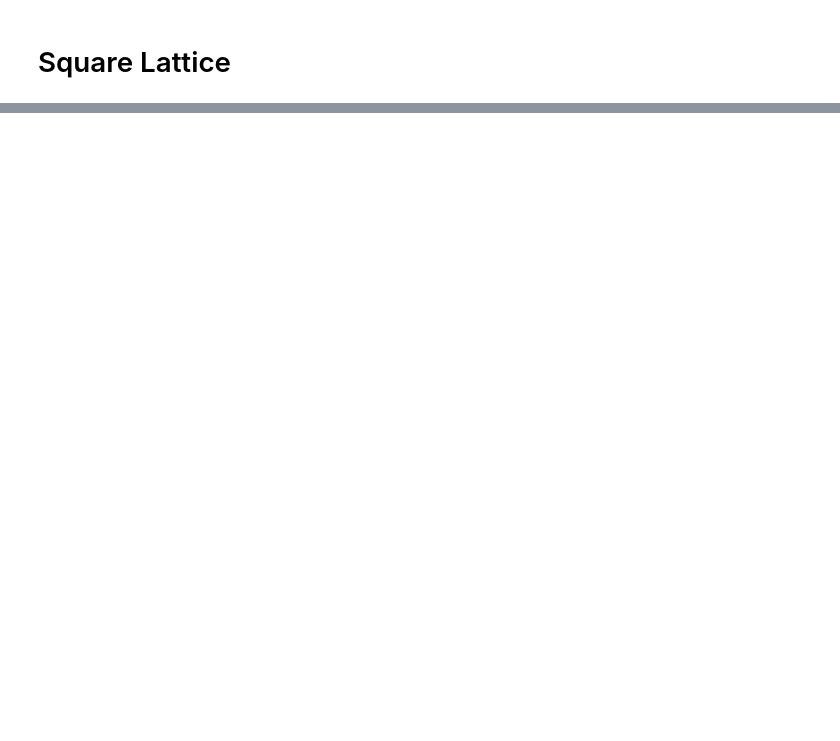
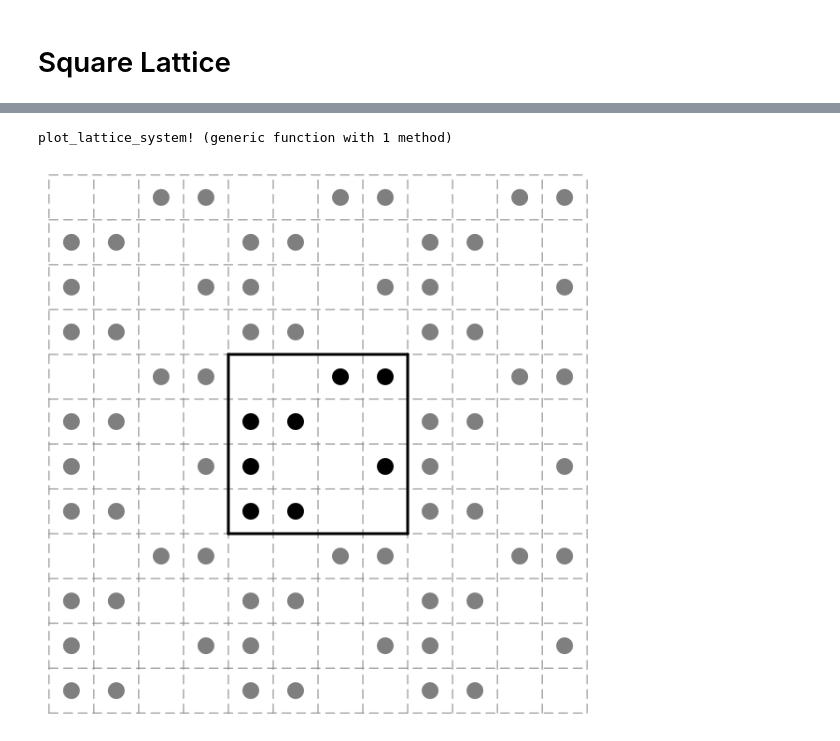
Before and after one commit to wexlergroup/FreeBird.jl, a Jupyter notebook: scripts/square-lattice.ipynb, the cells around one changed output, grey strips where cells are left out. Cells and saved outputs as stored; diff of their text form; code cells hidden in the pictures; blank space fills up the shorter version.

Commit message:
Updated the square lattice example

```diff
--- a/scripts/square-lattice.ipynb
+++ b/scripts/square-lattice.ipynb
@@ -39,17 +5,0 @@ histogram(energies, bins=100, label="Exact energies", xlabel="Energy (eV)", ylab
-# %%
-# Calculate the constant-volume heat capacity
-
-# Calculate the partition function
-ωi = ones(length(energies))
-Ei = zeros(length(energies))
-for (i, E) in enumerate(energies)
-    Ei[i] = ustrip(E)
-end
-Ei = Ei .- minimum(Ei)
-Ts = collect(10:1:200)
-kb = 8.617333262e-5 # eV/K
-β = 1 ./(kb.*Ts)
-dof = 0
-Zs = [partition_function(b, ωi, Ei) for b in β]
-U = [internal_energy(b, ωi, Ei) for b in β]
-cvs = [cv(b, ωi, Ei, dof) for b in β]
@@ -78,0 +6,63 @@ plot(Ts, cvs, label="Heat capacity", xlabel="Temperature (K)", ylabel="Heat capa
+# %%
+"""
+    plot_lattice_system!(lattice_system::Lattice2DSystem)
+
+
+Plot the lattice system with occupied sites.
+
+# Arguments
+- `lattice_system::Lattice2DSystem`: The lattice system to plot.
+"""
+
+function plot_lattice_system!(lattice_system::AbstractWalkers.Lattice2DSystem)
+    site_occupancy = lattice_system.site_occupancy
+    dims = lattice_system.dimensions
+
+    function plot_lattice!(offset_x, offset_y, alpha_value)
+        for idx in 1:length(site_occupancy)
+            if site_occupancy[idx] == 1
+                x = (idx - 1) % dims[1] + 0.5 + offset_x
+                y = (idx - 1) ÷ dims[1] + 0.5 + offset_y
+                scatter!([x], [y], color=:black, markersize=10, shape=:circle, alpha=alpha_value)
+            end
+        end
+    end
+
+    padding = 0.5
+    plot(aspect_ratio=:equal, xlim=(-padding, 3 * dims[1] + padding), ylim=(-padding, 3 * dims[2] + padding),
+         framestyle=:grid, legend=false, ticks=:none, grid=false, size=(600, 600))
+
+    for i in 0:3*dims[2]
+        hline!([i], color=:gray, linestyle=:dash, linewidth=1, xlims=(0, 3*dims[1]))
+    end
+
+    for j in 0:3*dims[1]
+        vline!([j], color=:gray, linestyle=:dash, linewidth=1, ylims=(0, 3*dims[2]))
+    end
+
+    for dx in -1:2
+        for dy in -1:2
+            alpha_value = (dx == 1 && dy == 1) ? 1.0 : 0.5
+            plot_lattice!(dx * dims[1], dy * dims[2], alpha_value)
+        end
+    end
+
+    plot!([(dims[1]), (2 * dims[1])], [(dims[2]), (dims[2])], color=:black, linewidth=3)
+    plot!([(dims[1]), (2 * dims[1])], [(2 * dims[2]), (2 * dims[2])], color=:black, linewidth=3)
+    plot!([(dims[1]), (dims[1])], [(dims[2]), (2 * dims[2])], color=:black, linewidth=3)
+    plot!([(2 * dims[1]), (2 * dims[1])], [(dims[2]), (2 * dims[2])], color=:black, linewidth=3)
+
+    display(plot!())
+end
+# %% [output]
+plot_lattice_system! (generic function with 1 method)
+# %%
+# Plot a 4x4 square lattice with 8 occupied sites
+lattice_type = :square
+dims = (4, 4)
+num_occ_sites = 8
+seed = 1234
+site_occupancy = AbstractWalkers.Lattice2DSystem(lattice_type, dims, num_occ_sites, seed)
+plot_lattice_system!(site_occupancy)
+# %% [output]
+[figure, added]
```
Also changed, not shown: parts of 11 cells of this notebook.
